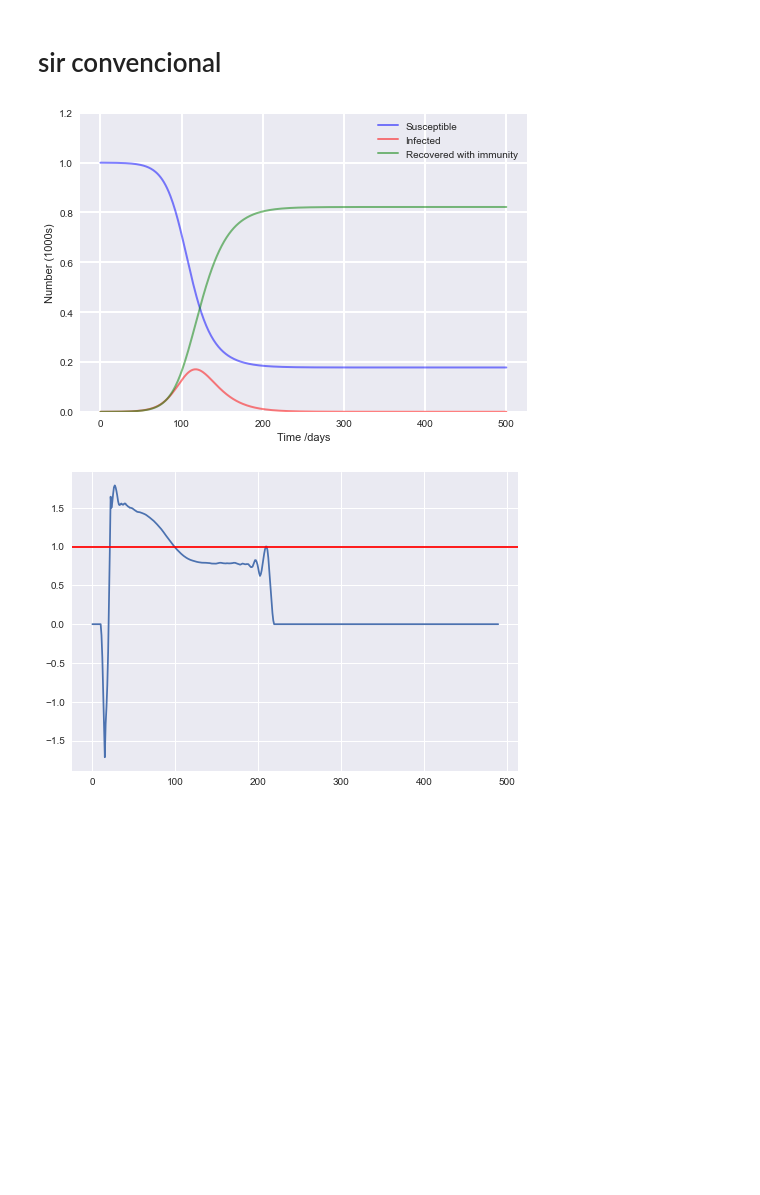
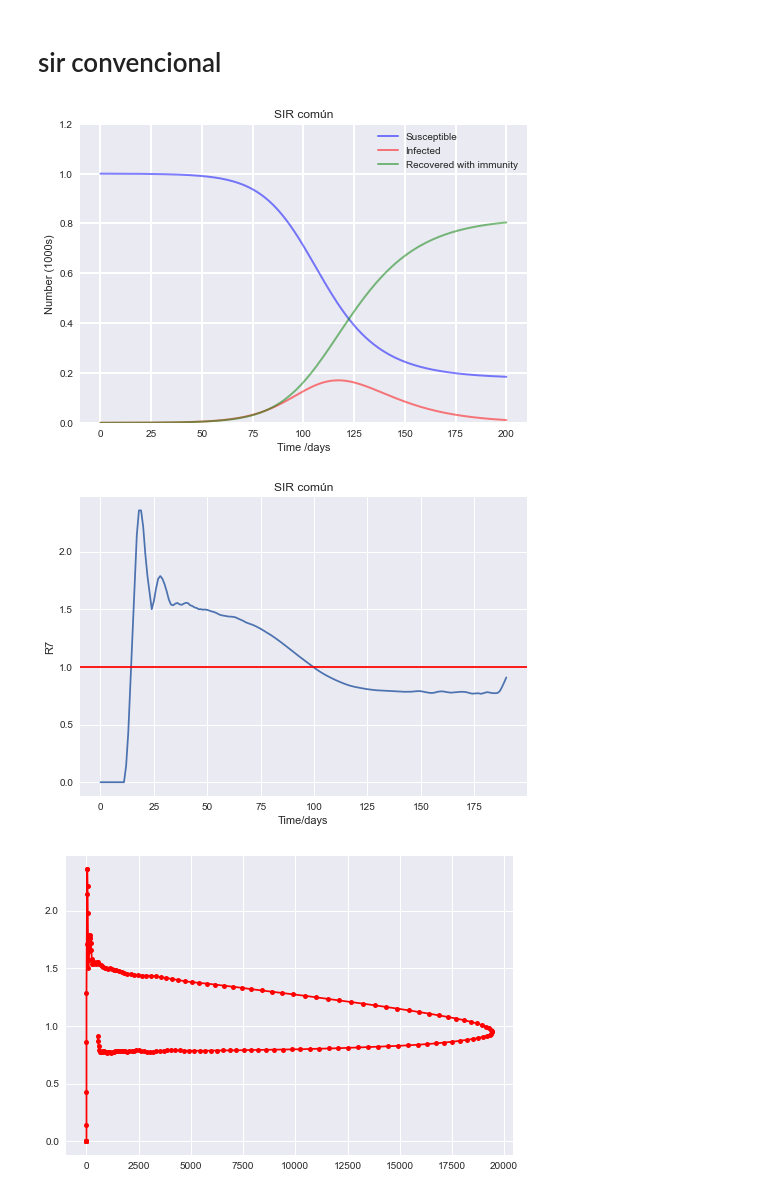
Before and after one commit to denisecammarota/tesis-ib, a Jupyter notebook: SIRmodels/SIR_model_mod.ipynb, the cells around one changed output. Cells and saved outputs as stored; diff of their text form; code cells hidden in the pictures; blank space fills up the shorter version.

```diff
--- a/SIRmodels/SIR_model_mod.ipynb
+++ b/SIRmodels/SIR_model_mod.ipynb
@@ -93,7 +130,7 @@ def sir_modificado(b0,a,g,i0,r0,a0,n,dias):
 # %%
 n = 10000
 i0, r0, a0 = 1, 0, 0.1
-b0,a,g = 0.15, 0.05,  1./14
-dias = 800
-sir_modificado(b0,a,g,i0,r0,a0,n,dias)
+b0,a,g = 0.15, 0.08,  1./14
+dias = 700
+new_cases_per_day,r_t_seven,riesgo =sir_modificado(b0,a,g,i0,r0,a0,n,dias)
 # %% [output]
@@ -123,6 +163,7 @@ def sir(b0,g,i0,r0,n,dias):
     # Plot the data on three separate curves for S(t), I(t) and R(t)
     fig = plt.figure()
     ax = fig.add_subplot(111, axisbelow=True)
+    plt.title('SIR común')
     ax.plot(t, S/n, 'b', alpha=0.5, lw=2, label='Susceptible')
     ax.plot(t, I/n, 'r', alpha=0.5, lw=2, label='Infected')
     ax.plot(t, R/n, 'g', alpha=0.5, lw=2, label='Recovered with immunity')
@@ -137,19 +178,20 @@ def sir(b0,g,i0,r0,n,dias):
     for spine in ('top', 'right', 'bottom', 'left'):
         ax.spines[spine].set_visible(False)
     plt.show()
-    n_t = np.diff(S)
+    n_t = -np.diff(S)
+    n_t = np.hstack((0,n_t))
     n_t = n_t.astype(int)
-    r_t = np.zeros(n_t.shape,dtype=float) #here we will store the rt
-    prox_dia = r_t.shape[0]
+    new_cases_per_day = np.copy(n_t)
+    prox_dia = n_t.shape[0]
     a = np.zeros(6) + 1.0
-    r_t = r_t.astype(float)
-    dias_aux = np.arange(0,prox_dia)
     aux = np.zeros(1)
     i = 0
     while i < 4: #completing until the day t+4 bc im gonna need it later for averaging in 7 days
-        aux[0] = np.mean(n_t[prox_dia-7:])
+        aux = np.mean(n_t[prox_dia-7:])
         n_t  = np.hstack((n_t,aux)) #extending n_t up to day t+1
         i= i +1
+    r_t = np.zeros(n_t.shape,dtype=float) #here we will store the rt
+    dias_aux = np.arange(0,prox_dia+3)
     for i in dias_aux[dias_aux>=6]:
         aux = a[0]*n_t[i-6] + a[1]*n_t[i-5] + a[2]*n_t[i-4] #denominator of the r_t expression
         if(aux==0):
@@ -160,15 +202,30 @@ def sir(b0,g,i0,r0,n,dias):
     while i < prox_dia:
         r_t_seven[i] = np.mean(r_t[i-3:i+4])
         i = i+1
+    plt.title('SIR común')
     plt.plot(r_t_seven[9:])
     plt.axhline(y=1,c='r')
+    plt.xlabel('Time/days')
+    plt.ylabel('R7')
     plt.show()
+    #now we start with the risk diagram
+    a_t = np.zeros(prox_dia) #real values for index >= 13
+    i = 13
+    while i < prox_dia:
+        a_t[i] = np.sum(n_t[i-13:i+1])
+        i = i+1
+    a_t = a_t * (100000/n) #where n is the population of the simulation
+    riesgo = a_t * r_t_seven
+    plt.plot(a_t[13:],r_t_seven[13:],'-or',markersize=5)
+    plt.show()
+    return new_cases_per_day,r_t_seven,riesgo #return new cases per day, risk
 # %%
 n = 10000
 i0, r0  = 1, 0
 b0,g = 0.15, 1./14
-dias = 500
-sir(b0,g,i0,r0,n,dias)
+dias = 200
+new_cases_per_day,r_t_seven,riesgo = sir(b0,g,i0,r0,n,dias)
 # %% [output]
-[figure, old version]
+[figure, new version]
-[figure, old version]
+[figure, new version]
+[figure, added]
```
Also changed, not shown: parts of 6 cells of this notebook, 1 other file.
